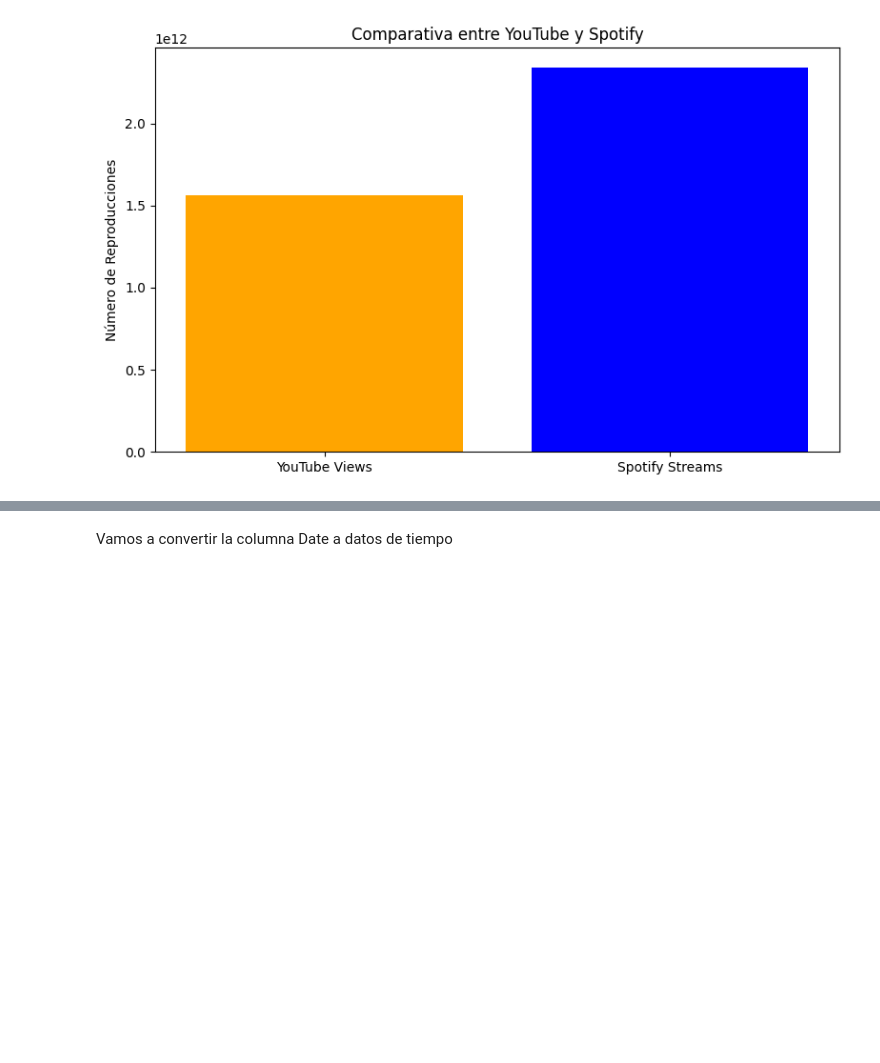
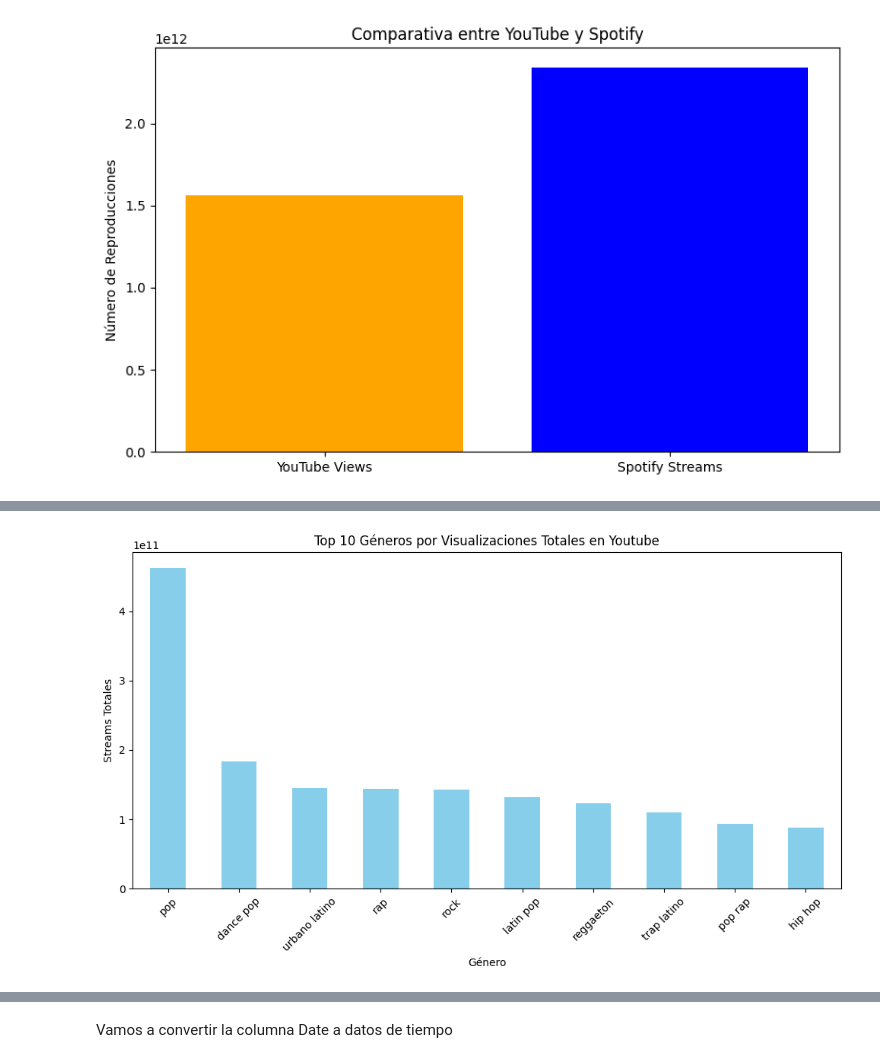
Before and after one commit to jjmoras1/DS2_Preentrega01, a Jupyter notebook: 03_Fecha album.ipynb, the cells around one changed output, grey strips where cells are left out. Drawn from its saved outputs; the diff is of its cells as text; code cells hidden in the pictures; blank space fills up the shorter version.

```diff
--- a/03_Fecha album.ipynb
+++ b/03_Fecha album.ipynb
@@ -783,0 +842,3 @@ plt.show()
+# %%
+Views_por_genero = df_generos.groupby('Genero')['Views'].sum().sort_values(ascending=False)
+Views_por_genero.head(10)
@@ -783,0 +858,16 @@ plt.show()
+# %%
+
+# Top 10 géneros por Views
+top_generos = Views_por_genero.head(10)
+
+# Crear el gráfico de barras
+plt.figure(figsize=(10, 6))
+top_generos.plot(kind='bar', color='skyblue')
+plt.title('Top 10 Géneros por Visualizaciones Totales en Youtube')
+plt.xlabel('Género')
+plt.ylabel('Streams Totales')
+plt.xticks(rotation=45)
+plt.tight_layout()
+plt.show()
+# %% [output]
+[figure, added]
```
Also changed, not shown: parts of 17 cells of this notebook.
